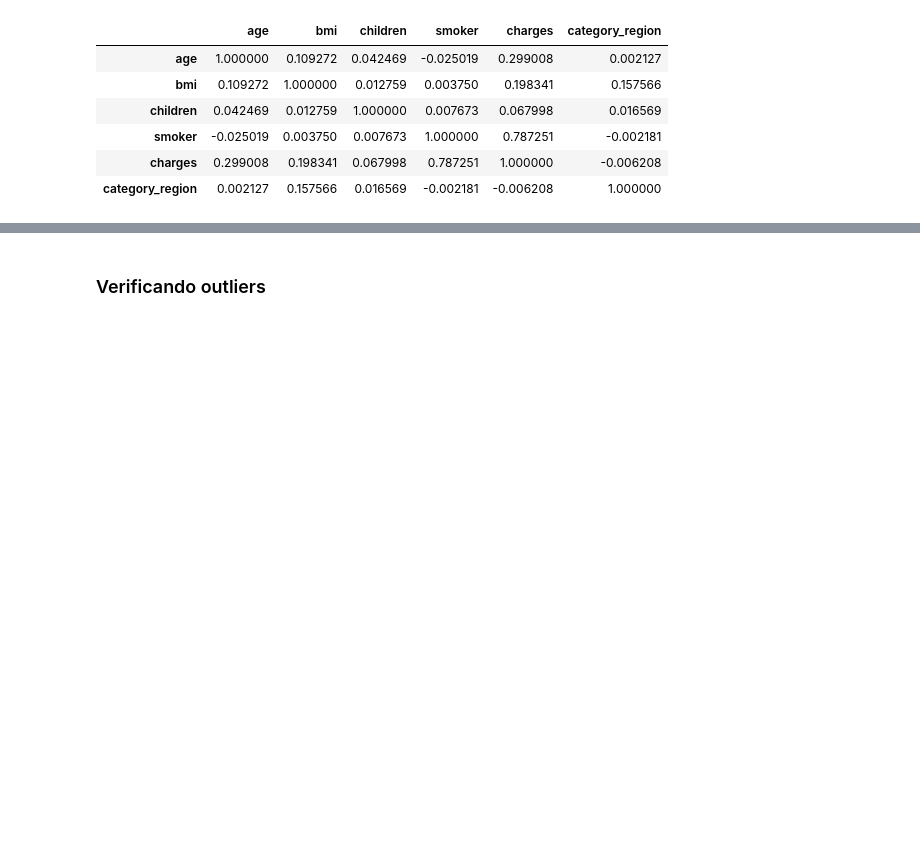
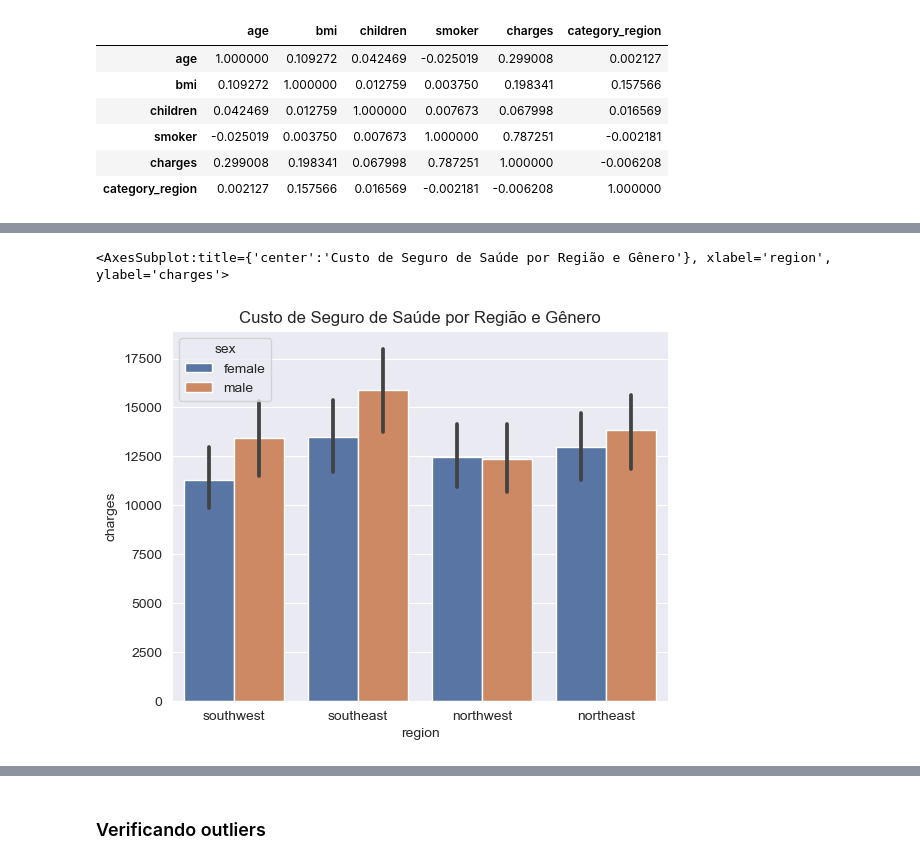
Before and after one commit to VitordeSiqueira/Medical-Cost-Personal-Datasets, a Jupyter notebook: Predict Personal Medical Cost .ipynb, the cells around one changed output, grey strips where cells are left out. Drawn from its saved outputs; the diff is of its cells as text; code cells hidden in the pictures; blank space fills up the shorter version.

```diff
--- a/Predict Personal Medical Cost .ipynb
+++ b/Predict Personal Medical Cost .ipynb
@@ -105,0 +127,7 @@ df.corr()
+# %%
+ax = sns.barplot(data=df, x="region", y="charges", hue='sex', palette="deep")
+ax.set(title='Custo de Seguro de Saúde por Região e Gênero')
+ax
+# %% [output]
+<AxesSubplot:title={'center':'Custo de Seguro de Saúde por Região e Gênero'}, xlabel='region', ylabel='charges'>
+[figure, added]
```
Also changed, not shown: parts of 13 cells of this notebook, 3 other files.
